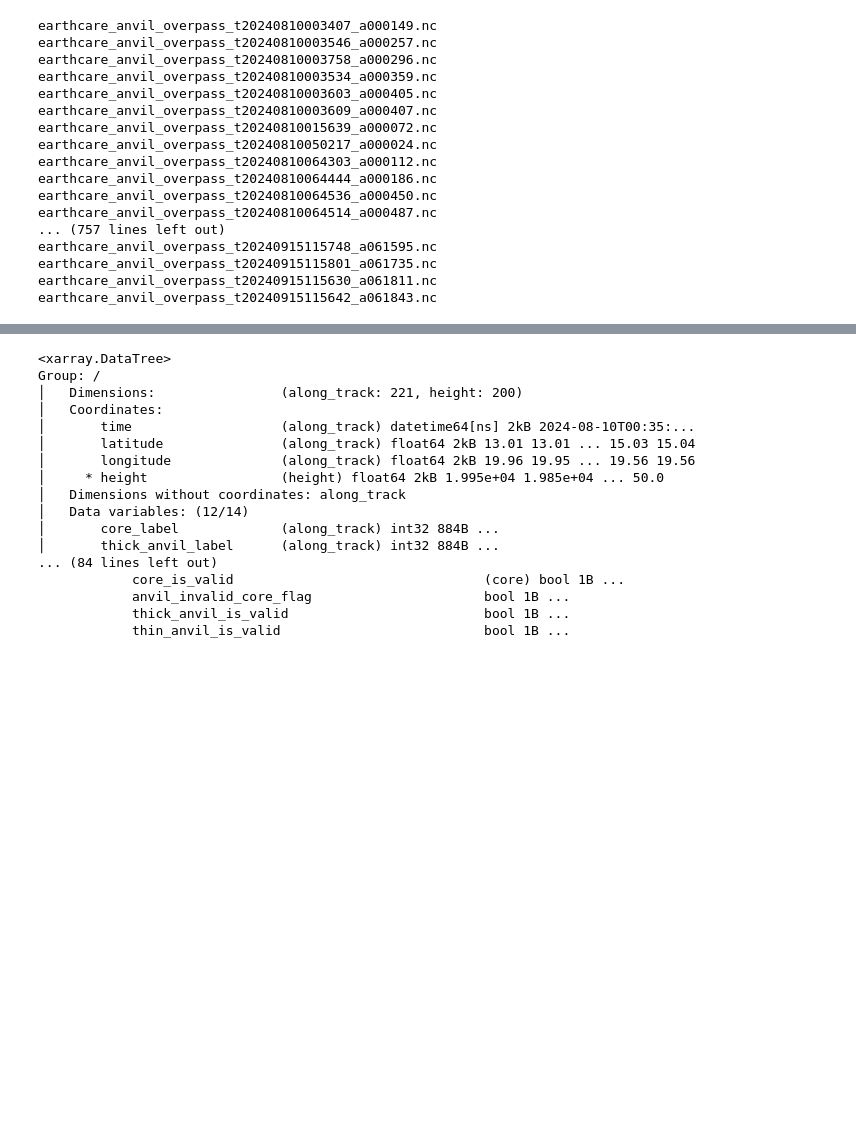
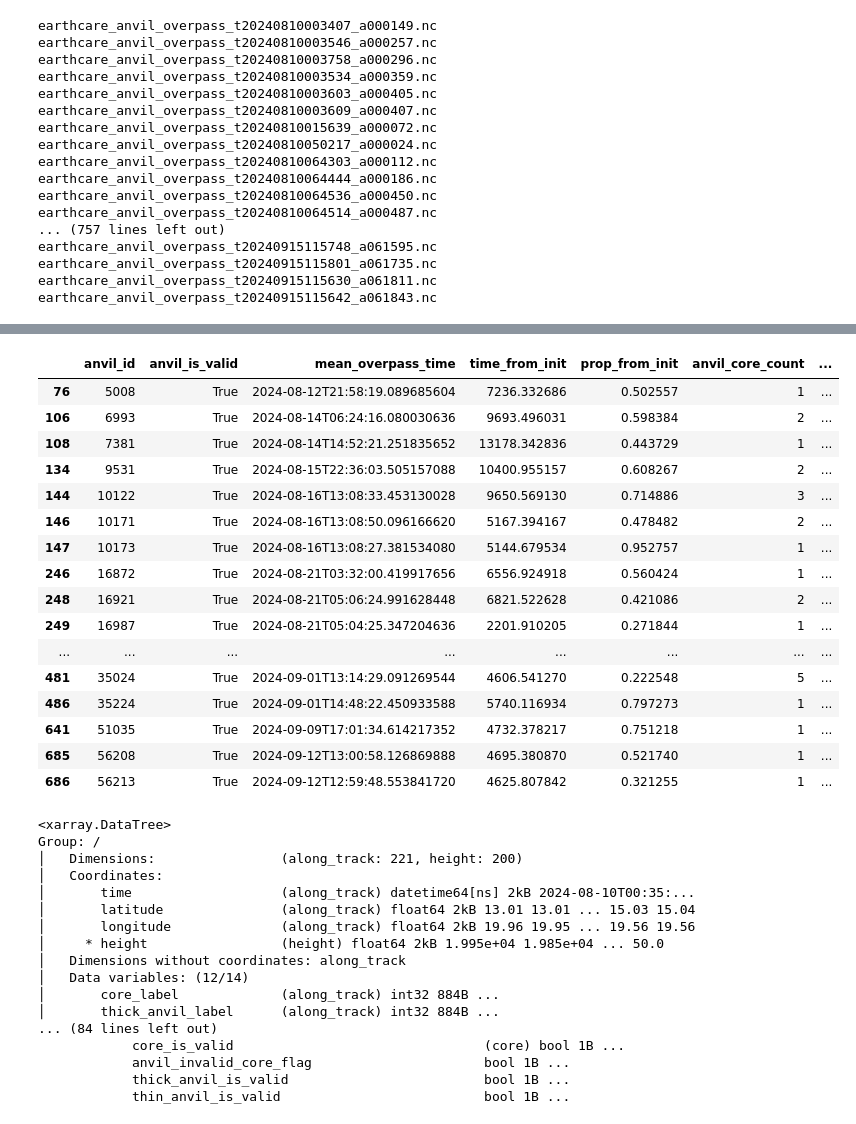
Before and after one commit to w-k-jones/orcestra_case_study, a Jupyter notebook: notebooks/process_stats_for_overpass.ipynb, the cells around one changed output, grey strips where cells are left out. Saved outputs shown, nothing was run; the diff lists cells and outputs as text; code cells hidden in the pictures; blank space fills up the shorter version.

Commit message:
Update overpass processing

```diff
--- a/notebooks/process_stats_for_overpass.ipynb
+++ b/notebooks/process_stats_for_overpass.ipynb
@@ -101,7 +101,8 @@ def get_overpass_attrs(
 
     anvil_ds = select_anvil(stats_ds, anvil_id)
 
-    anvil_is_valid = anvil_ds.thin_anvil_is_valid.item()
+    thick_anvil_is_valid = anvil_ds.thick_anvil_is_valid.item()
+    thin_anvil_is_valid = anvil_ds.thin_anvil_is_valid.item()
     mean_overpass_time = overpass_slice.time.mean().values
     time_from_init = mean_overpass_time - anvil_ds.thick_anvil_start_t.values
     prop_from_init = time_from_init / anvil_ds.thick_anvil_lifetime.values
@@ -128,8 +129,9 @@ def get_overpass_attrs(
 
     return dict(
         anvil_id=anvil_id,
-        anvil_is_valid=str(anvil_is_valid),
-        mean_overpass_time=str(mean_overpass_time),
+        thick_anvil_is_valid=thick_anvil_is_valid,
+        thin_anvil_is_valid=thin_anvil_is_valid,
+        mean_overpass_time=mean_overpass_time,
         time_from_init=int(time_from_init)/1e9,
         prop_from_init=prop_from_init,
         anvil_core_count=anvil_core_count,
@@ -269,4 +271,4 @@ earthcare_anvil_overpass_t20240915115801_a061735.nc
 earthcare_anvil_overpass_t20240915115630_a061811.nc
 earthcare_anvil_overpass_t20240915115642_a061843.nc
 # %%
-pd.DataFrame(overpass_attrs)
+attrs_df = pd.DataFrame(overpass_attrs)
@@ -287,3 +290,23 @@ pd.DataFrame(overpass_attrs)
+# %%
+attrs_df[attrs_df.anvil_is_valid.astype(str)=="True"]
+# %% [output]
+|  | anvil_id | anvil_is_valid | mean_overpass_time | time_from_init | prop_from_init | anvil_core_count | ... |
+| 76 | 5008 | True | 2024-08-12T21:58:19.089685604 | 7236.332686 | 0.502557 | 1 | ... |
+| 106 | 6993 | True | 2024-08-14T06:24:16.080030636 | 9693.496031 | 0.598384 | 2 | ... |
+| 108 | 7381 | True | 2024-08-14T14:52:21.251835652 | 13178.342836 | 0.443729 | 1 | ... |
+| 134 | 9531 | True | 2024-08-15T22:36:03.505157088 | 10400.955157 | 0.608267 | 2 | ... |
+| 144 | 10122 | True | 2024-08-16T13:08:33.453130028 | 9650.569130 | 0.714886 | 3 | ... |
+| 146 | 10171 | True | 2024-08-16T13:08:50.096166620 | 5167.394167 | 0.478482 | 2 | ... |
+| 147 | 10173 | True | 2024-08-16T13:08:27.381534080 | 5144.679534 | 0.952757 | 1 | ... |
+| 246 | 16872 | True | 2024-08-21T03:32:00.419917656 | 6556.924918 | 0.560424 | 1 | ... |
+| 248 | 16921 | True | 2024-08-21T05:06:24.991628448 | 6821.522628 | 0.421086 | 2 | ... |
+| 249 | 16987 | True | 2024-08-21T05:04:25.347204636 | 2201.910205 | 0.271844 | 1 | ... |
+| ... | ... | ... | ... | ... | ... | ... | ... |
+| 481 | 35024 | True | 2024-09-01T13:14:29.091269544 | 4606.541270 | 0.222548 | 5 | ... |
+| 486 | 35224 | True | 2024-09-01T14:48:22.450933588 | 5740.116934 | 0.797273 | 1 | ... |
+| 641 | 51035 | True | 2024-09-09T17:01:34.614217352 | 4732.378217 | 0.751218 | 1 | ... |
+| 685 | 56208 | True | 2024-09-12T13:00:58.126869888 | 4695.380870 | 0.521740 | 1 | ... |
+| 686 | 56213 | True | 2024-09-12T12:59:48.553841720 | 4625.807842 | 0.321255 | 1 | ... |
 # %%
 slice_dts[-1]
 # %% [output]
```
Also changed, not shown: parts of 2 cells of this notebook.
